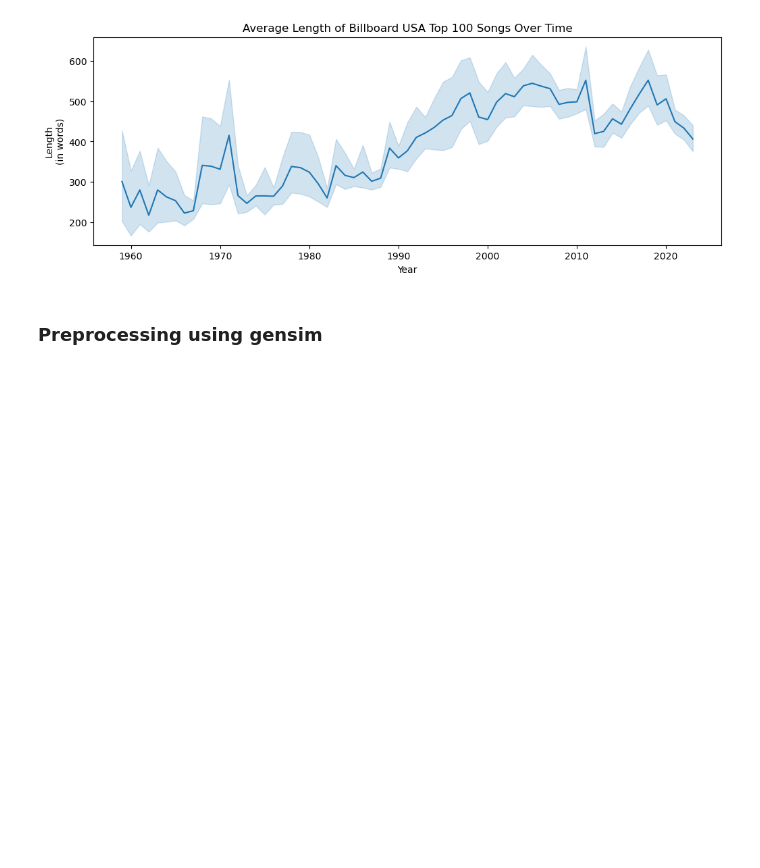
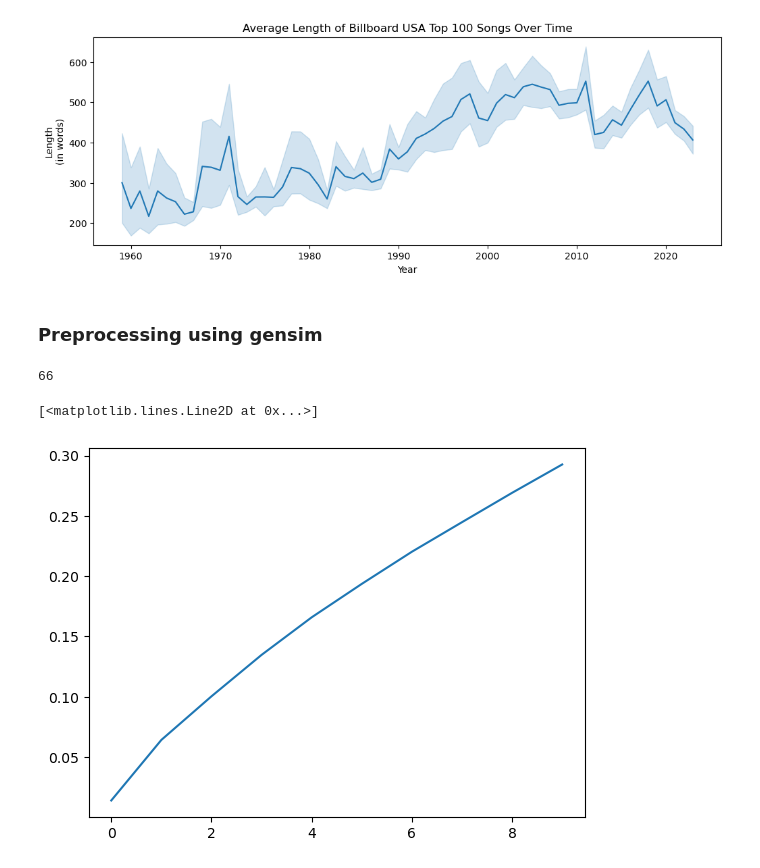
Before and after one commit to garimasc/topic_modeling_songs, a Jupyter notebook: eda.ipynb, the cells around one changed output. Drawn from its saved outputs; the diff is of its cells as text; code cells hidden in the pictures; blank space fills up the shorter version.

```diff
--- a/eda.ipynb
+++ b/eda.ipynb
@@ -179,6 +185,9 @@ def preprocess(text):
 # lemmatize text using spacy
 def lemmatize_text(text):
     return [" ".join([token.lemma_ for token in doc]) for doc in tqdm(nlp.pipe(text, batch_size=32)) ]
+
+stop_words = [remove_punctuation(ww) for ww in stopwords.words('english')]
 # %%
 data['clean_lyrics'] = data['Lyrics'].fillna('').apply(preprocess)
+data['clean_lyrics'] = lemmatize_text(data['clean_lyrics'])
 data['clean_length'] = winsorize(data['clean_lyrics'].apply(lambda x: len(x.split(" ")) if isinstance(x, str) else 0), (0.01, 0.01))
@@ -184,0 +197,13 @@ data['clean_length'] = winsorize(data['clean_lyrics'].apply(lambda x: len(x.spli
+# %%
+tfidf = TfidfVectorizer(min_df= 0.1, max_df= 0.5, stop_words= stop_words)
+dt_tfidf = tfidf.fit_transform(data.query("lang== 'en' and Year <=1980")['clean_lyrics'])
+
+len(tfidf.vocabulary_)
+# %% [output]
+66
+# %%
+svd = TruncatedSVD(n_components= 10).fit(dt_tfidf)
+plt.plot(svd.explained_variance_ratio_.cumsum())
+# %% [output]
+[<matplotlib.lines.Line2D at 0x...>]
+[figure, added]
```
Also changed, not shown: parts of 4 cells of this notebook.
